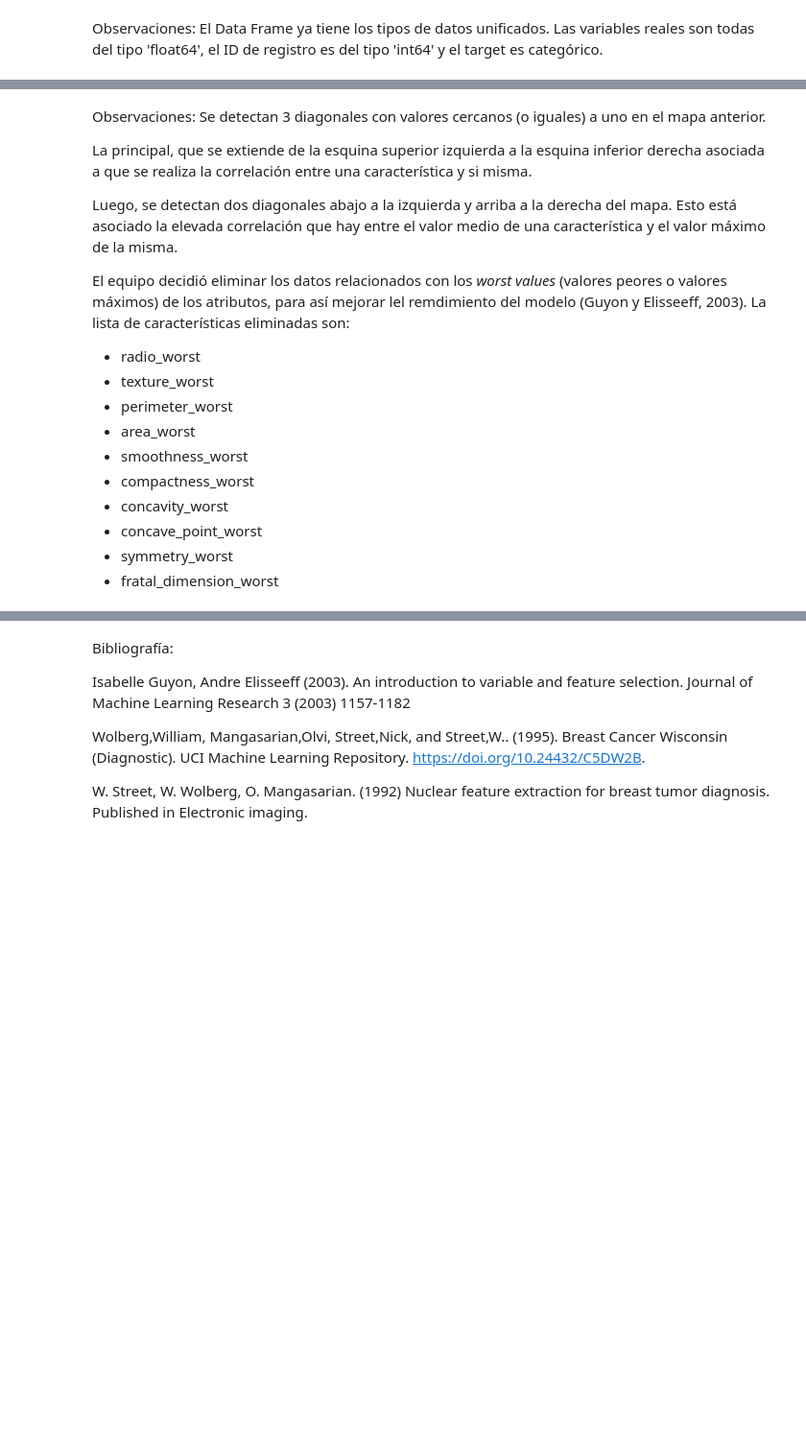
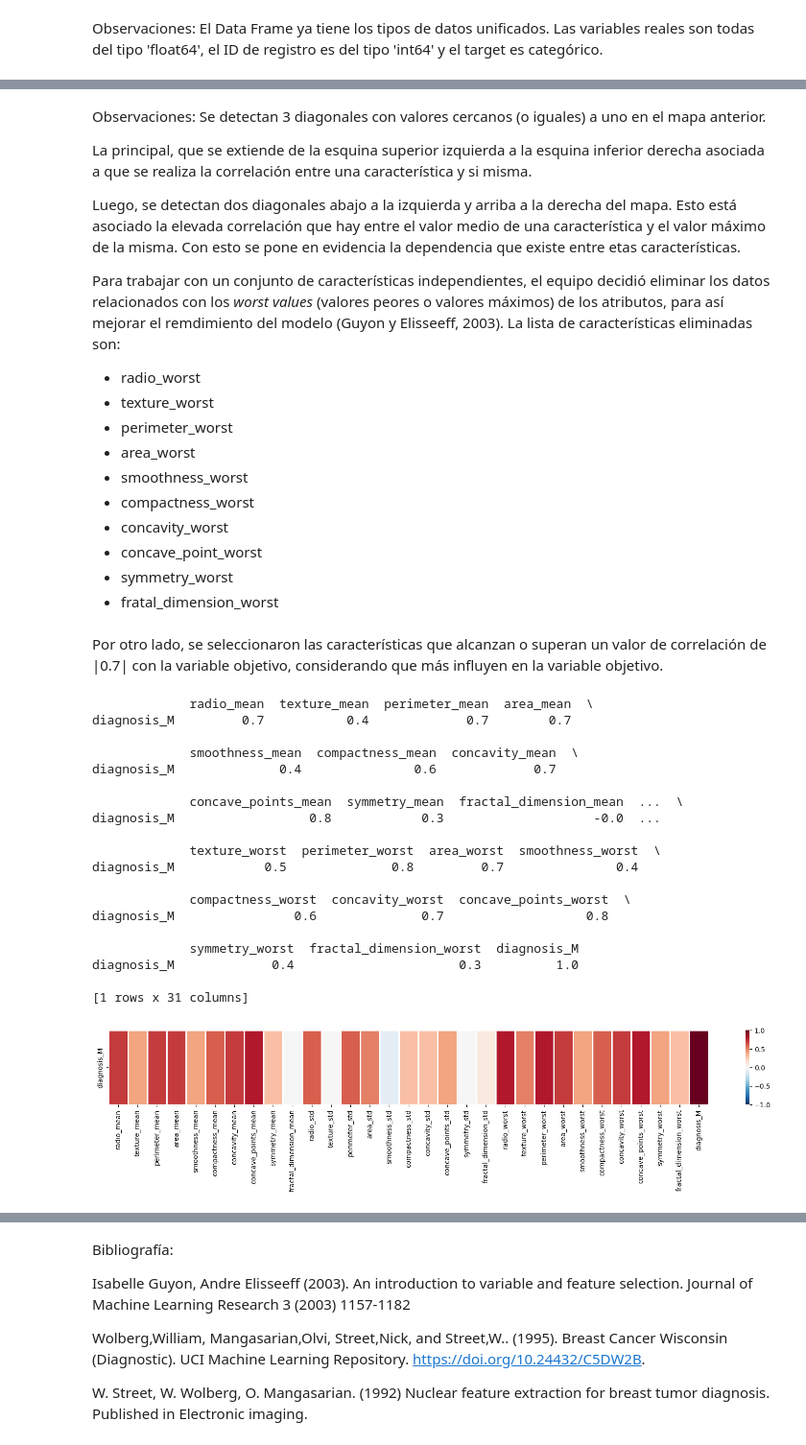
Before and after one commit to gusjrivas/TP_AdD, a Jupyter notebook: Scripts/tratamiento_data.ipynb, the cells around one changed output, grey strips where cells are left out. Shown at 96% size. Cells and saved outputs as stored; diff of their text form; code cells hidden in the pictures; blank space fills up the shorter version.

```diff
--- a/Scripts/tratamiento_data.ipynb
+++ b/Scripts/tratamiento_data.ipynb
@@ -226,0 +259,12 @@ Observaciones: El Data Frame ya tiene los tipos de datos unificados. Las variabl
+# %%
+# Crea variables dummy
+dummies = pd.get_dummies(df['diagnosis'], prefix='diagnosis')
+
+# Convierte las columnas dummy a valores binarios (False=0 y True=1)
+dummies = dummies.astype(int)
+
+# Concatena las variables dummy con el DataFrame original
+df_encoded = pd.concat([df, dummies], axis=1)
+
+# Elimina la columna original 'diagnosis' y la columna dummy 'diagnosis_B'
+df_encoded.drop(columns=['diagnosis_B'], inplace=True)
@@ -365,9 +305,9 @@ Observaciones: Se detectan 3 diagonales con valores cercanos (o iguales) a uno e
 
 La principal, que se extiende de la esquina superior izquierda a la esquina inferior derecha asociada a que se realiza la correlación entre una característica y si misma.
 
-Luego, se detectan dos diagonales abajo a la izquierda y arriba a la derecha del mapa. Esto está asociado la elevada correlación que hay entre el valor medio de una característica y el valor máximo de la misma.
+Luego, se detectan dos diagonales abajo a la izquierda y arriba a la derecha del mapa. Esto está asociado la elevada correlación que hay entre el valor medio de una característica y el valor máximo de la misma. Con esto se pone en evidencia la dependencia que existe entre etas características.
 
-El equipo decidió eliminar los datos relacionados con los *worst values* (valores peores o valores máximos) de los atributos, para así mejorar lel remdimiento del modelo (Guyon y Elisseeff, 2003). La lista de características eliminadas son:
+Para trabajar con un conjunto de características independientes, el equipo decidió eliminar los datos relacionados con los *worst values* (valores peores o valores máximos) de los atributos, para así mejorar el remdimiento del modelo (Guyon y Elisseeff, 2003). La lista de características eliminadas son:
 
 *   radio_worst
 *   texture_worst
@@ -379,3 +319,45 @@ El equipo decidió eliminar los datos relacionados con los *worst values* (valor
 *   concave_point_worst
 *   symmetry_worst
 *   fratal_dimension_worst
+# %% [markdown]
+Por otro lado, se seleccionaron las características que alcanzan o superan un valor de correlación de |0.7| con la variable objetivo, considerando que más influyen en la variable objetivo.
+# %%
+#Correlacion entre las features
+def indice_correlacion(df):
+  """
+  Grafica el campo dicretizado de
+  índices de correlación entre las
+  características del Data Set.
+
+  :param:
+  :df: DataFrame con los atributos.
+  """
+  plt.figure(figsize=(20, 2))
+  correlacion = df.iloc[:, 2:].corr().round(1)
+  ultima_fila = correlacion.iloc[-1:, :]
+  print(ultima_fila)
+  sns.heatmap(data=ultima_fila, vmin=-1, vmax=1, cmap='RdBu_r', linewidths=1, annot=False, cbar=True)
+  plt.show()
+# %%
+indice_correlacion(df_encoded)
+# %% [output]
+             radio_mean  texture_mean  perimeter_mean  area_mean  \
+diagnosis_M         0.7           0.4             0.7        0.7
+
+             smoothness_mean  compactness_mean  concavity_mean  \
+diagnosis_M              0.4               0.6             0.7
+
+             concave_points_mean  symmetry_mean  fractal_dimension_mean  ...  \
+diagnosis_M                  0.8            0.3                    -0.0  ...
+
+             texture_worst  perimeter_worst  area_worst  smoothness_worst  \
+diagnosis_M            0.5              0.8         0.7               0.4
+
+             compactness_worst  concavity_worst  concave_points_worst  \
+diagnosis_M                0.6              0.7                   0.8
+
+             symmetry_worst  fractal_dimension_worst  diagnosis_M
+diagnosis_M             0.4                      0.3          1.0
+
+[1 rows x 31 columns]
+[figure, added]
```
Also changed, not shown: parts of 50 cells of this notebook, 1 other file.
